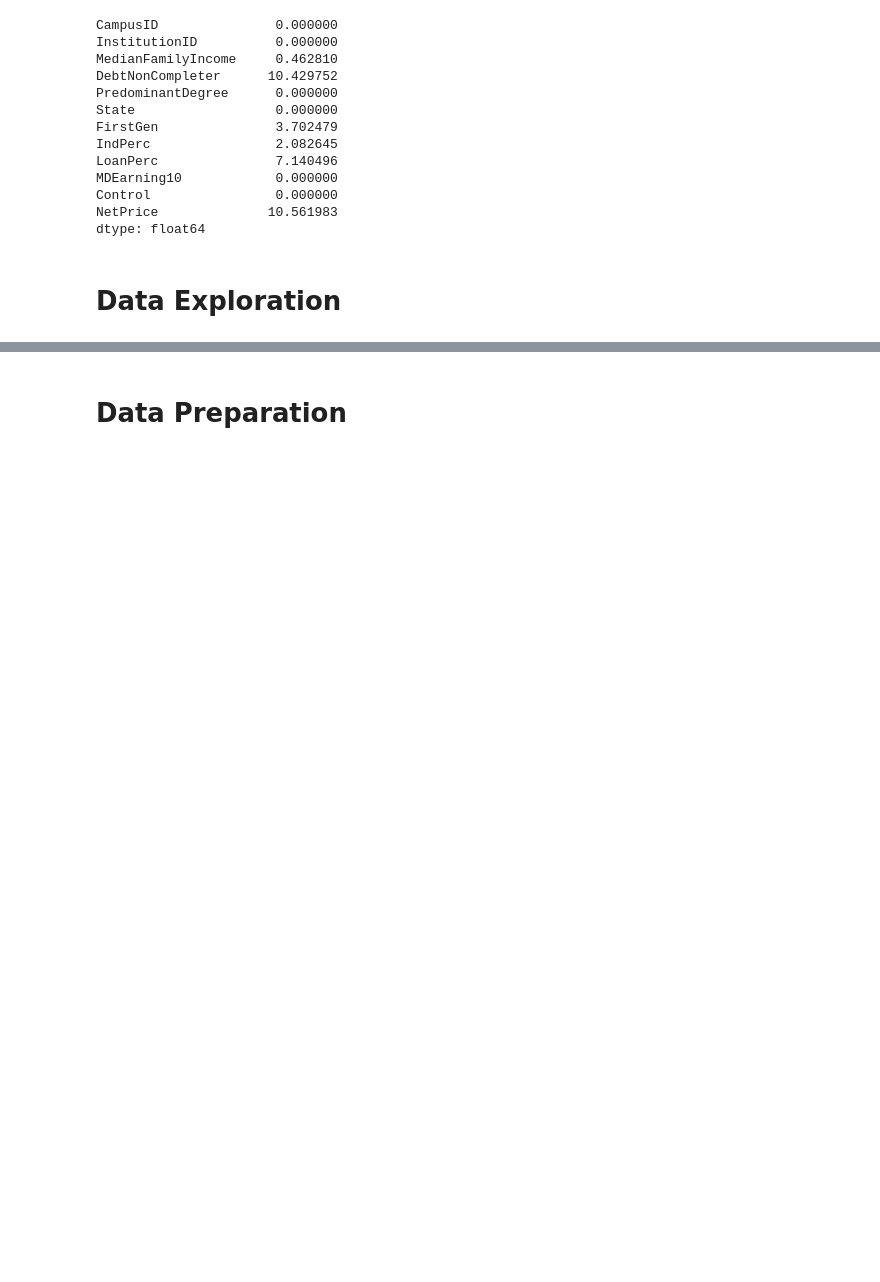
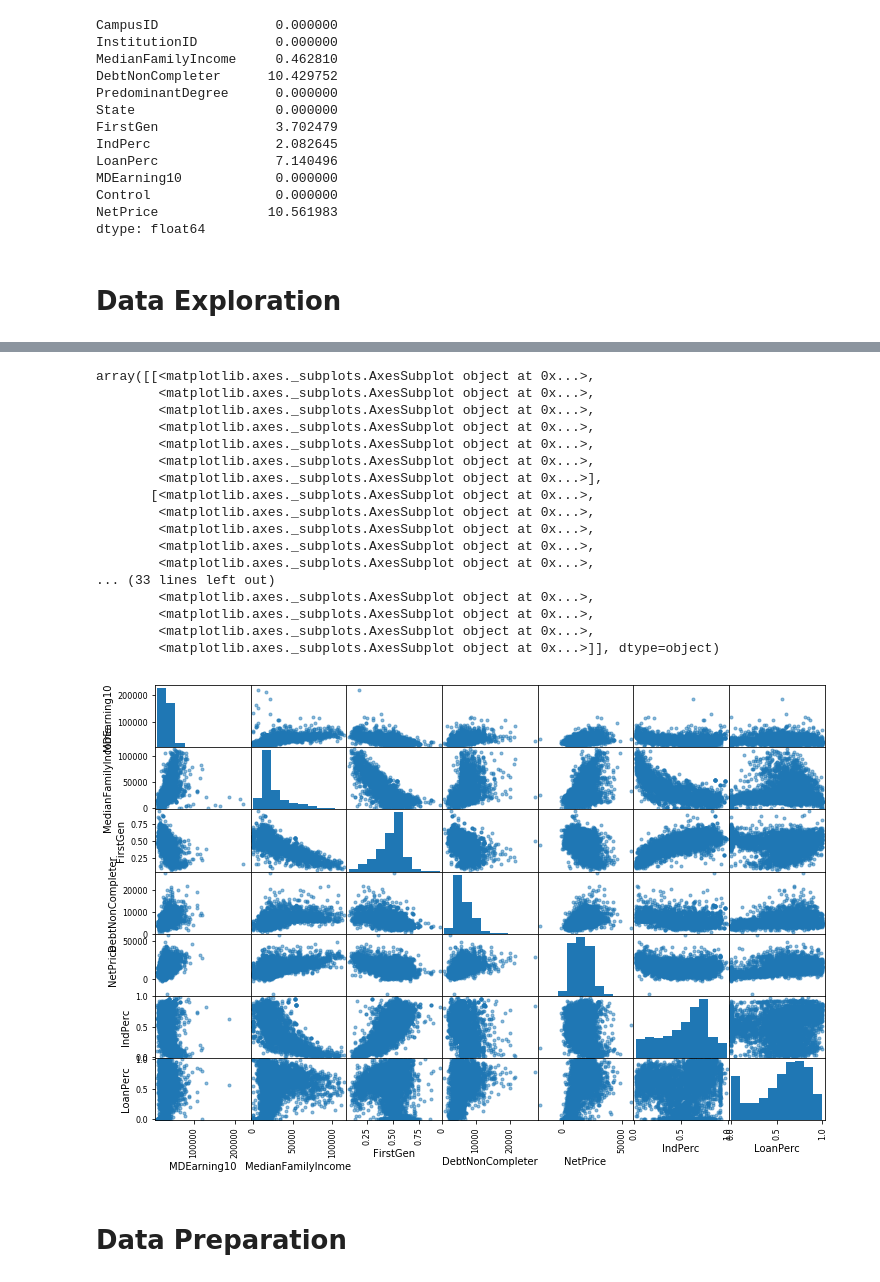
Before and after one commit to zhaodanjie/755, a Jupyter notebook: College Scoreboard.ipynb, the cells around one changed output, grey strips where cells are left out. Drawn from its saved outputs; the diff is of its cells as text; code cells hidden in the pictures; blank space fills up the shorter version.

```diff
--- a/College Scoreboard.ipynb
+++ b/College Scoreboard.ipynb
@@ -88,10 +195,10 @@ def test_set_check(identifier, test_ratio, hash):
     return hash(np.int64(identifier)).digest()[-1] < 256 * test_ratio
 
 #Get the test and traning dataset based on the result of test_set_check() function
-def split_train_test_by_id(data, test_ratio, id_column, hash=hashlib.md5):
-    ids = data[id_column]
+def split_train_test_by_id(data_filter, test_ratio, id_column, hash=hashlib.md5):
+    ids = data_filter[id_column]
     in_test_set = ids.apply(lambda id_: test_set_check(id_, test_ratio, hash))
-    return data.loc[~in_test_set], data.loc[in_test_set]
+    return data_filter.loc[~in_test_set], data_filter.loc[in_test_set]
 # %%
 
 #split training dataset and test dataset by the newly created id column
@@ -98,0 +208,3 @@ train_set, test_set = split_train_test_by_id(non_missing, 0.2, "CampusID")
+# %%
+#Create a copy of trainin dataset:
+copy_data =train_set.copy()
@@ -99,3 +230,31 @@ train_set, test_set = split_train_test_by_id(non_missing, 0.2, "CampusID")
+# %%
+#import scatter_matrix function from Pandas package.
+from pandas.tools.plotting import scatter_matrix
+
+#only select promissing numerical variables and create scatter plot for every pairs
+attributes = ["MDEarning10", "MedianFamilyIncome", "FirstGen",
+              "DebtNonCompleter","NetPrice","IndPerc","LoanPerc"]
+#Create scatter matrix with size 12:8
+scatter_matrix(copy_data[attributes], figsize=(12, 8))
+# %% [output]
+array([[<matplotlib.axes._subplots.AxesSubplot object at 0x...>,
+        <matplotlib.axes._subplots.AxesSubplot object at 0x...>,
+        <matplotlib.axes._subplots.AxesSubplot object at 0x...>,
+        <matplotlib.axes._subplots.AxesSubplot object at 0x...>,
+        <matplotlib.axes._subplots.AxesSubplot object at 0x...>,
+        <matplotlib.axes._subplots.AxesSubplot object at 0x...>,
+        <matplotlib.axes._subplots.AxesSubplot object at 0x...>],
+       [<matplotlib.axes._subplots.AxesSubplot object at 0x...>,
+        <matplotlib.axes._subplots.AxesSubplot object at 0x...>,
+        <matplotlib.axes._subplots.AxesSubplot object at 0x...>,
+        <matplotlib.axes._subplots.AxesSubplot object at 0x...>,
+        <matplotlib.axes._subplots.AxesSubplot object at 0x...>,
+... (33 lines left out)
+        <matplotlib.axes._subplots.AxesSubplot object at 0x...>,
+        <matplotlib.axes._subplots.AxesSubplot object at 0x...>,
+        <matplotlib.axes._subplots.AxesSubplot object at 0x...>,
+        <matplotlib.axes._subplots.AxesSubplot object at 0x...>]], dtype=object)
+[figure, added]
 # %% [markdown]
 # Data Preparation
 # %% [markdown]
```
Also changed, not shown: parts of 22 cells of this notebook.
